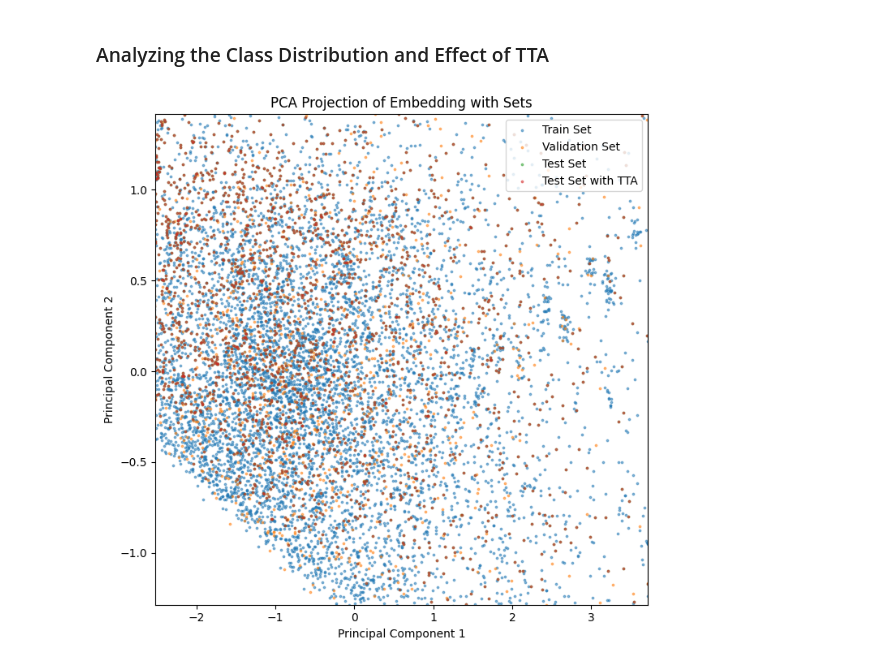
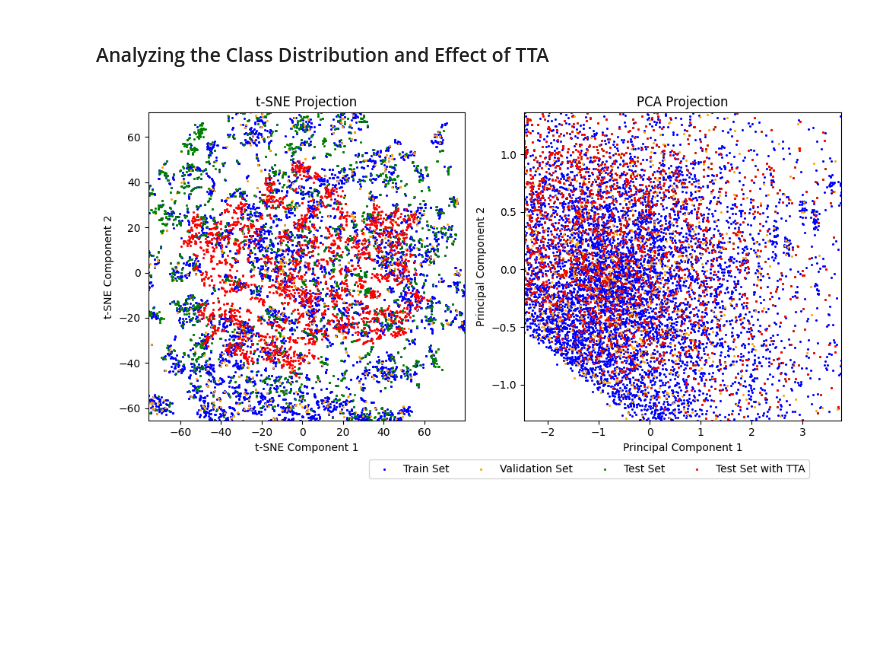
Before and after one commit to p0017/Molecular-Test-Time-Adaptation, a Jupyter notebook: Molecular-Test-TIme-Adaptation.ipynb, the cells around one changed output. Cells and saved outputs as stored; diff of their text form; code cells hidden in the pictures; blank space fills up the shorter version.

```diff
--- a/Molecular-Test-TIme-Adaptation.ipynb
+++ b/Molecular-Test-TIme-Adaptation.ipynb
@@ -568,31 +533,57 @@ plt.show()
 # %% [markdown]
 ### Analyzing the Class Distribution and Effect of TTA
 # %%
-# Plot the 2D embeddings using fig, ax
-fig, ax = plt.subplots(figsize=(7, 7))
+# Create 2D embeddings using both t-SNE and PCA for the plot
+train_embeddings_2d = train_embeddings_pca
+val_embeddings_2d = val_embeddings_pca
+test_embeddings_2d = test_embeddings_pca
+test_embeddings_with_TTA_2d = test_embeddings_with_TTA_pca
 
-ax.scatter(train_embeddings_2d[:, 0], train_embeddings_2d[:, 1], alpha=0.5, label='Train Set', s=3)
-ax.scatter(val_embeddings_2d[:, 0], val_embeddings_2d[:, 1], alpha=0.5, label='Validation Set', s=3)
-ax.scatter(test_embeddings_2d[:, 0], test_embeddings_2d[:, 1], alpha=0.5, label='Test Set', s=3)
-ax.scatter(test_embeddings_with_TTA_2d[:, 0], test_embeddings_with_TTA_2d[:, 1], alpha=0.5, label='Test Set with TTA', s=3)
+# Create a figure with two subplots side by side
+fig, (ax1, ax2) = plt.subplots(1, 2, figsize=(10, 5))
 
-# Calculate centroids with median insetad of mean since we have outliers
+# t-SNE plot on the left
+ax1.scatter(train_embeddings_tsne[:, 0], train_embeddings_tsne[:, 1], label='Train Set', s=1.5, color='blue')
+ax1.scatter(val_embeddings_tsne[:, 0], val_embeddings_tsne[:, 1], label='Validation Set', s=1.5, color='orange')
+ax1.scatter(test_embeddings_tsne[:, 0], test_embeddings_tsne[:, 1], label='Test Set', s=1.5, color='green')
+ax1.scatter(test_embeddings_with_TTA_tsne[:, 0], test_embeddings_with_TTA_tsne[:, 1], label='Test Set with TTA', s=1.5, color='red')
+
+# Calculate centroids with median instead of mean since we have outliers
+train_centroid_tsne = np.median(train_embeddings_tsne, axis=0)
+val_centroid_tsne = np.median(val_embeddings_tsne, axis=0)
+test_centroid_tsne = np.median(test_embeddings_tsne, axis=0)
+test_tta_centroid_tsne = np.median(test_embeddings_with_TTA_tsne, axis=0)
+
+
+ax1.set_title('t-SNE Projection')
+ax1.set_xlabel('t-SNE Component 1')
+ax1.set_ylabel('t-SNE Component 2')
+ax1.set_xlim(x_min_tsne, x_max_tsne)
+ax1.set_ylim(y_min_tsne, y_max_tsne)
+fig.legend(bbox_to_anchor=(0.95, -0.05), loc='lower right', ncol=4)
+
+# PCA plot on the right
+ax2.scatter(train_embeddings_2d[:, 0], train_embeddings_2d[:, 1], label='Train Set', s=1.5, color='blue')
+ax2.scatter(val_embeddings_2d[:, 0], val_embeddings_2d[:, 1], label='Validation Set', s=1.5, color='orange')
+ax2.scatter(test_embeddings_2d[:, 0], test_embeddings_2d[:, 1], label='Test Set', s=1.5, color='green')
+ax2.scatter(test_embeddings_with_TTA_2d[:, 0], test_embeddings_with_TTA_2d[:, 1], label='Test Set with TTA', s=1.5, color='red')
+
+# Calculate centroids with median instead of mean since we have outliers
 train_centroid = np.median(train_embeddings_2d, axis=0)
 val_centroid = np.median(val_embeddings_2d, axis=0)
 test_centroid = np.median(test_embeddings_2d, axis=0)
 test_tta_centroid = np.median(test_embeddings_with_TTA_2d, axis=0)
 
-ax.legend()
-ax.set_title('PCA Projection of Embedding with Sets')
-ax.set_xlabel('Principal Component 1')
-ax.set_ylabel('Principal Component 2')
-ax.set_xlim(x_min, x_max)
-ax.set_ylim(y_min, y_max)
+ax2.set_title('PCA Projection')
+ax2.set_xlabel('Principal Component 1')
+ax2.set_ylabel('Principal Component 2')
+ax2.set_xlim(x_min_pca, x_max_pca)
+ax2.set_ylim(y_min_pca, y_max_pca)
 
 plt.tight_layout()
 if save_plots:
-    fig.savefig("figures/pca_sets.jpg", dpi=300)
+    plt.savefig("figures/sets.jpg", dpi=300)
 plt.show()
 # %% [output]
-[figure, old version]
+[figure, new version]
 # %%
```
Also changed, not shown: parts of 14 cells of this notebook, 12 other files.
